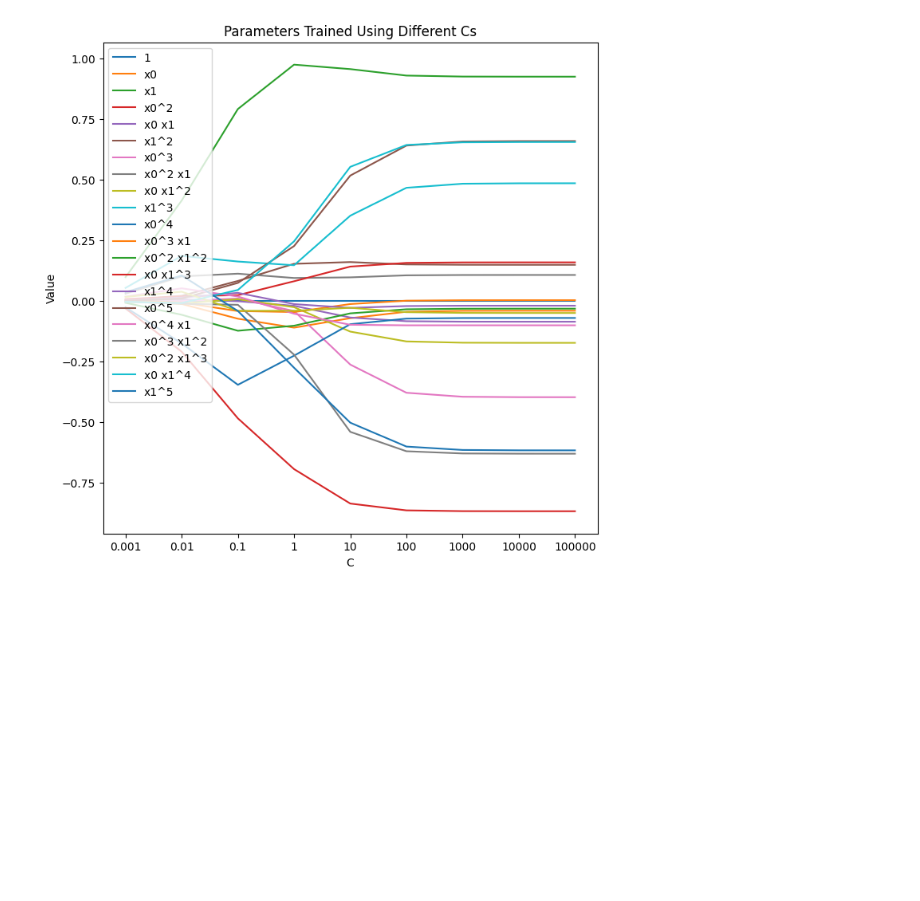
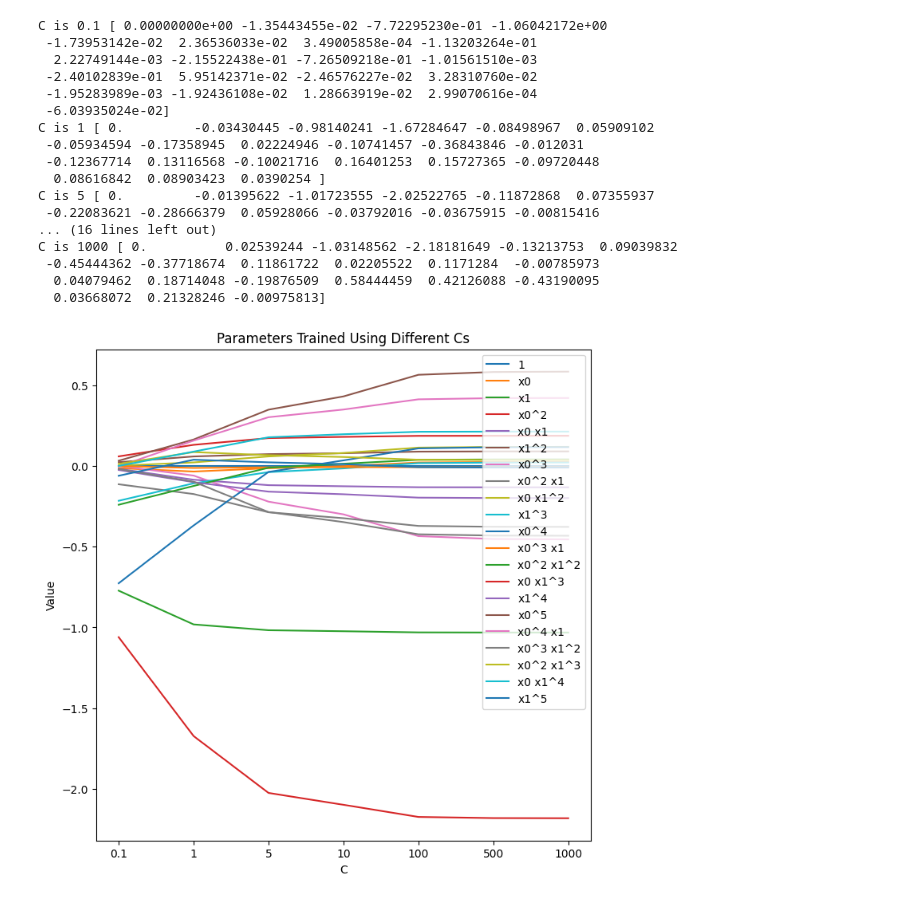
Before and after one commit to babohhauru/Machine-Learning, a Jupyter notebook: week3/Week3Lab.ipynb, the cells around one changed output. Drawn from its saved outputs; the diff is of its cells as text; code cells hidden in the pictures; blank space fills up the shorter version.

```diff
--- a/week3/Week3Lab.ipynb
+++ b/week3/Week3Lab.ipynb
@@ -41,13 +41,14 @@ names = poly.get_feature_names_out()
 
 # Train a list of models
 parameters = []
-c_list = [0.1, 1, 10, 100, 1000, 10000, 100000]
+c_list = [0.1, 1, 5, 10, 100, 500, 1000]
 for c in c_list:
     # Transfer C to alpha
     alpha = 1/(2*c)
     clf = linear_model.Lasso(random_state=0, alpha=alpha)
     clf.fit(poly_X, y)
     parameters.append(clf.coef_)
+    print("C is", c ,clf.coef_)
 
 parameters = np.array(parameters).T
 
@@ -76,7 +94,7 @@ Xtest = np.array(Xtest)
 poly_Xtest = poly.fit_transform(Xtest)
 
 # Train a list of models and make predictions
-c_list = [0.1, 1, 10, 100, 1000, 10000, 100000]
+c_list = [0.1, 1, 5, 10, 100, 500, 1000]
 predictions = []
 for c in c_list:
     # Transfer C to alpha
@@ -104,30 +122,48 @@ plt.show()
 # %%
 # Train a list of models, capture the parameters and predictions
 parameters = []
 predictions = []
-c_list = [0.001, 0.01, 0.1, 1, 10, 100, 1000, 10000, 100000]
+c_list = [0.1, 1, 5, 10, 100, 500, 1000]
 for c in c_list:
     # Transfer C to alpha
     alpha = 1/(2*c)
     clf = linear_model.Ridge(random_state=0, alpha=alpha)
     clf.fit(poly_X, y)
     parameters.append(clf.coef_)
     predictions.append(clf.predict(poly_Xtest))
+    print("C is", c ,clf.coef_)
 
 parameters = np.array(parameters).T
 
 # Visualization (parameters)
 plt.figure(figsize=[8, 8])
 plt.title("Parameters Trained Using Different Cs")
 for i in range(len(parameters)):
     plt.plot(np.arange(len(c_list)), parameters[i], label=names[i])
 plt.xlabel("C")
 plt.xticks(np.arange(len(c_list)), c_list)
 plt.ylabel("Value")
-plt.legend(loc='upper left')
+plt.legend(loc='upper right')
 plt.show()
 # %% [output]
+C is 0.1 [ 0.00000000e+00 -1.35443455e-02 -7.72295230e-01 -1.06042172e+00
+ -1.73953142e-02  2.36536033e-02  3.49005858e-04 -1.13203264e-01
+  2.22749144e-03 -2.15522438e-01 -7.26509218e-01 -1.01561510e-03
+ -2.40102839e-01  5.95142371e-02 -2.46576227e-02  3.28310760e-02
+ -1.95283989e-03 -1.92436108e-02  1.28663919e-02  2.99070616e-04
+ -6.03935024e-02]
+C is 1 [ 0.         -0.03430445 -0.98140241 -1.67284647 -0.08498967  0.05909102
+ -0.05934594 -0.17358945  0.02224946 -0.10741457 -0.36843846 -0.012031
+ -0.12367714  0.13116568 -0.10021716  0.16401253  0.15727365 -0.09720448
+  0.08616842  0.08903423  0.0390254 ]
+C is 5 [ 0.         -0.01395622 -1.01723555 -2.02522765 -0.11872868  0.07355937
+ -0.22083621 -0.28666379  0.05928066 -0.03792016 -0.03675915 -0.00815416
+... (16 lines left out)
+C is 1000 [ 0.          0.02539244 -1.03148562 -2.18181649 -0.13213753  0.09039832
+ -0.45444362 -0.37718674  0.11861722  0.02205522  0.1171284  -0.00785973
+  0.04079462  0.18714048 -0.19876509  0.58444459  0.42126088 -0.43190095
+  0.03668072  0.21328246 -0.00975813]
-[figure, old version]
+[figure, new version]
 # %%
 # Generate the graphs (predictions)
 fig = plt.figure(figsize=[20, 20])
```
Also changed, not shown: parts of 6 cells of this notebook, 10 other files.
